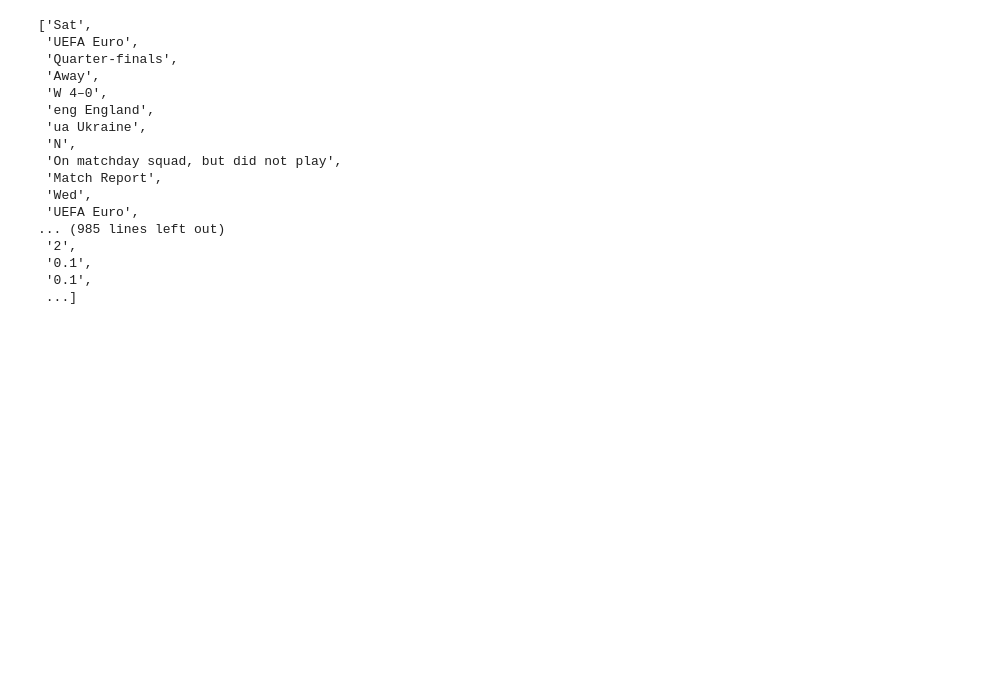
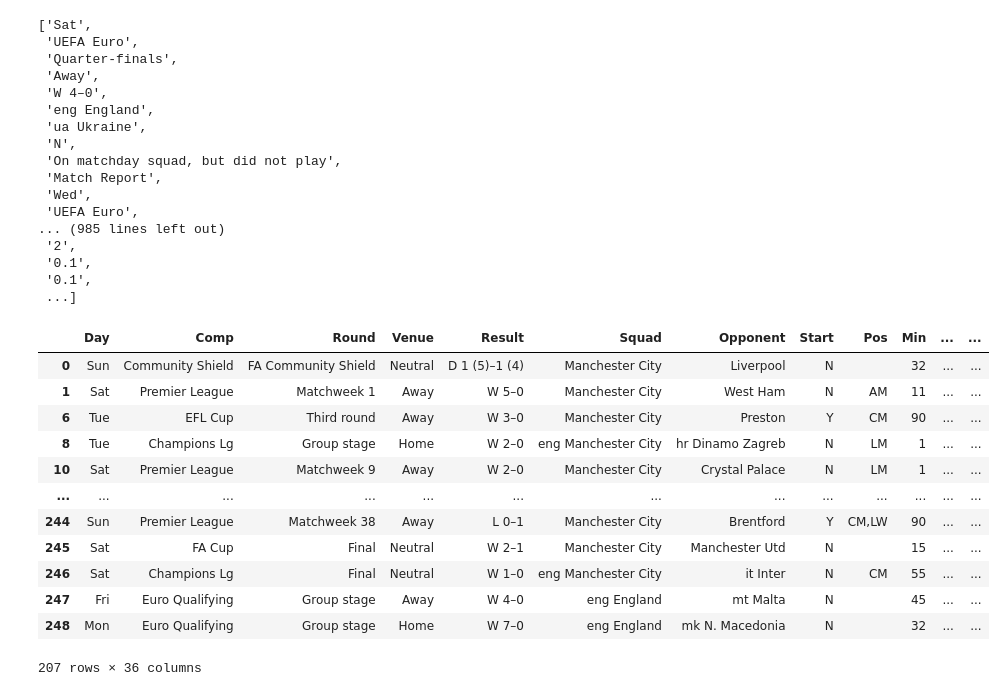
Before and after one commit to BILDADMOSES/PROJECT-MULTI, a Jupyter notebook: Web_Scrapping.ipynb, the cells around one changed output. Drawn from its saved outputs; the diff is of its cells as text; code cells hidden in the pictures; blank space fills up the shorter version.

Commit message:
Building Data Pipleline Logic

```diff
--- a/Web_Scrapping.ipynb
+++ b/Web_Scrapping.ipynb
@@ -271,7 +271,40 @@ for year in years:
 # Concatenate the DataFrames if the list is not empty
 if dfs:
     final_df = pd.concat(dfs, axis=0, ignore_index=True)
-    # Display the final DataFrame
+
+    # Data Preprocessing Logic
+
+
+    # Removing rows with non-date values in Days Column
+    days_to_keep = ['Sun', 'Mon', 'Tue', 'Wed', 'Thu', 'Fri', 'Sat']
+    final_df = final_df[final_df['Day'].isin(days_to_keep)]
+
+    #Filtering for only Premier League
+    final_df = final_df[final_df['Comp'] == 'Premier League']
+
+    # Save the final DataFrame
     final_df.to_csv('File4.csv', encoding='utf-8')
+
+
+
 else:
     print("No data available.")
+# %%
+days_to_keep = ['Sun', 'Mon', 'Tue', 'Wed', 'Thu', 'Fri', 'Sat']
+final_df = final_df[final_df['Day'].isin(days_to_keep)]
+
+final_df
+# %% [output]
+|  | Day | Comp | Round | Venue | Result | Squad | Opponent | Start | Pos | Min | ... | ... |
+| 0 | Sun | Community Shield | FA Community Shield | Neutral | D 1 (5)–1 (4) | Manchester City | Liverpool | N |  | 32 | ... | ... |
+| 1 | Sat | Premier League | Matchweek 1 | Away | W 5–0 | Manchester City | West Ham | N | AM | 11 | ... | ... |
+| 6 | Tue | EFL Cup | Third round | Away | W 3–0 | Manchester City | Preston | Y | CM | 90 | ... | ... |
+| 8 | Tue | Champions Lg | Group stage | Home | W 2–0 | eng Manchester City | hr Dinamo Zagreb | N | LM | 1 | ... | ... |
+| 10 | Sat | Premier League | Matchweek 9 | Away | W 2–0 | Manchester City | Crystal Palace | N | LM | 1 | ... | ... |
+| ... | ... | ... | ... | ... | ... | ... | ... | ... | ... | ... | ... | ... |
+| 244 | Sun | Premier League | Matchweek 38 | Away | L 0–1 | Manchester City | Brentford | Y | CM,LW | 90 | ... | ... |
+| 245 | Sat | FA Cup | Final | Neutral | W 2–1 | Manchester City | Manchester Utd | N |  | 15 | ... | ... |
+| 246 | Sat | Champions Lg | Final | Neutral | W 1–0 | eng Manchester City | it Inter | N | CM | 55 | ... | ... |
+| 247 | Fri | Euro Qualifying | Group stage | Away | W 4–0 | eng England | mt Malta | N |  | 45 | ... | ... |
+| 248 | Mon | Euro Qualifying | Group stage | Home | W 7–0 | eng England | mk N. Macedonia | N |  | 32 | ... | ... |
+207 rows × 36 columns
```
Also changed, not shown: 1 other file.
